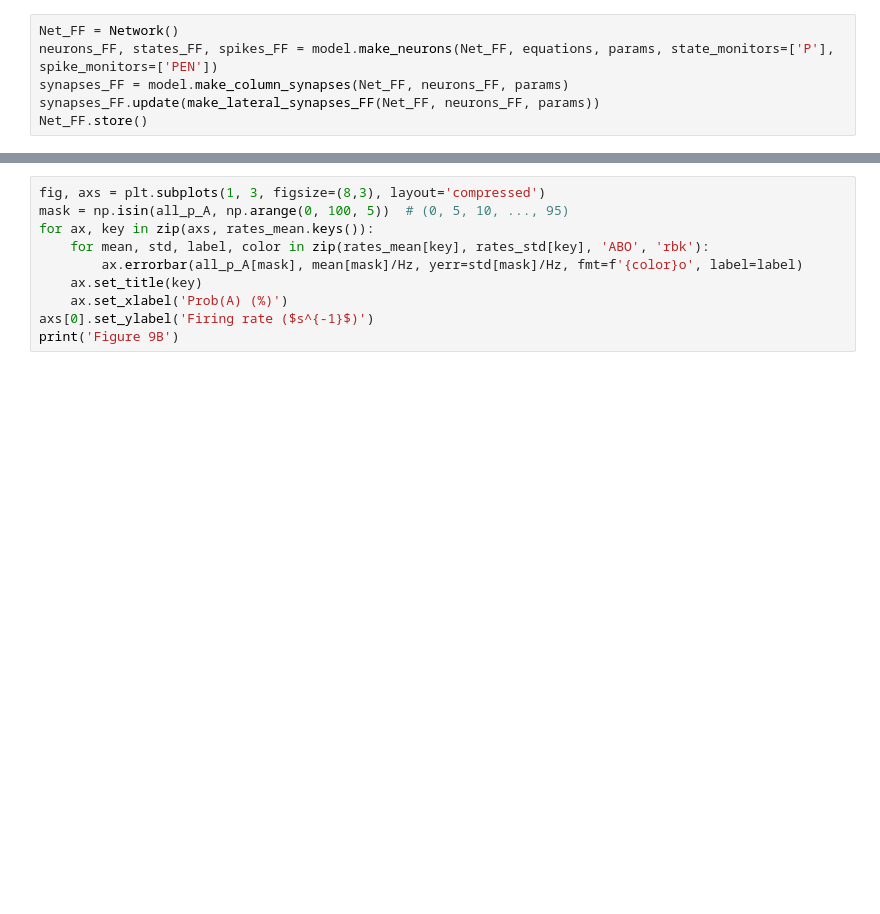
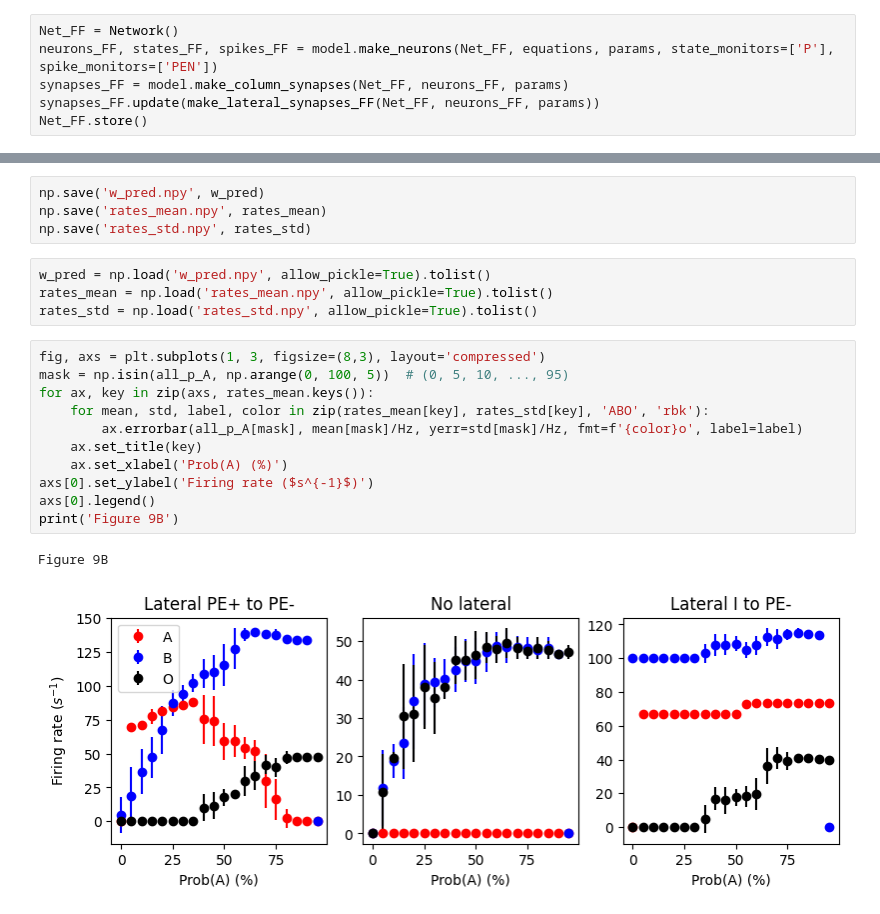
Before and after one commit to kernfel/omission-responsive-neurons, a Jupyter notebook: Fig9-10.ipynb, the cells around one changed output, grey strips where cells are left out. Drawn from its saved outputs; the diff is of its cells as text; blank space fills up the shorter version.

```diff
--- a/Fig9-10.ipynb
+++ b/Fig9-10.ipynb
@@ -86,13 +140,25 @@ w_pred[key], rates_mean[key], rates_std[key], runtime = sweep_p_A(all_p_A, Net_F
+# %%
+np.save('w_pred.npy', w_pred)
+np.save('rates_mean.npy', rates_mean)
+np.save('rates_std.npy', rates_std)
+# %%
+w_pred = np.load('w_pred.npy', allow_pickle=True).tolist()
+rates_mean = np.load('rates_mean.npy', allow_pickle=True).tolist()
+rates_std = np.load('rates_std.npy', allow_pickle=True).tolist()
 # %%
 fig, axs = plt.subplots(1, 3, figsize=(8,3), layout='compressed')
 mask = np.isin(all_p_A, np.arange(0, 100, 5))  # (0, 5, 10, ..., 95)
 for ax, key in zip(axs, rates_mean.keys()):
     for mean, std, label, color in zip(rates_mean[key], rates_std[key], 'ABO', 'rbk'):
         ax.errorbar(all_p_A[mask], mean[mask]/Hz, yerr=std[mask]/Hz, fmt=f'{color}o', label=label)
     ax.set_title(key)
     ax.set_xlabel('Prob(A) (%)')
 axs[0].set_ylabel('Firing rate ($s^{-1}$)')
+axs[0].legend()
 print('Figure 9B')
+# %% [output]
+Figure 9B
+[figure, added]
 # %%
 for key in ('Lateral PE+ to PE-', 'No lateral'):
     fig, axs = plt.subplots(1, 2, figsize=(6,3), sharey=True, layout='compressed')
```
Also changed, not shown: parts of 8 cells of this notebook.
